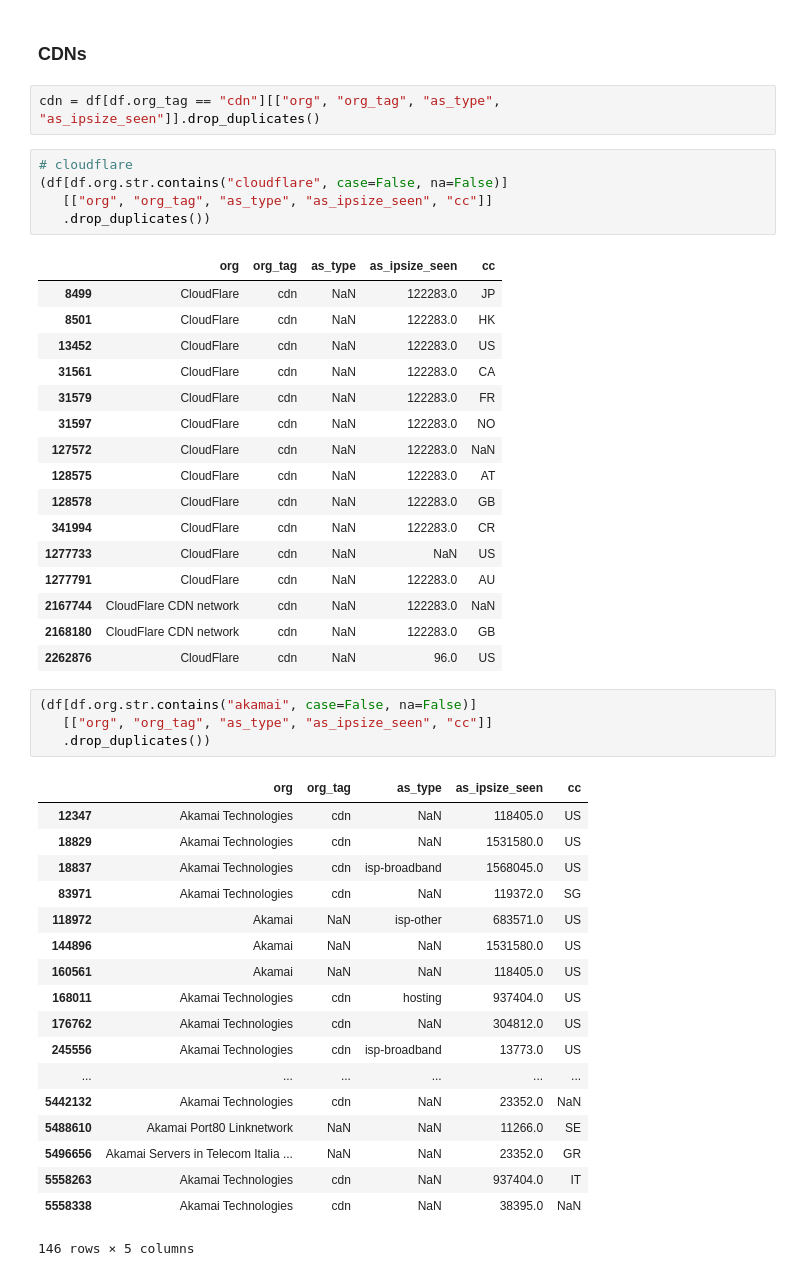
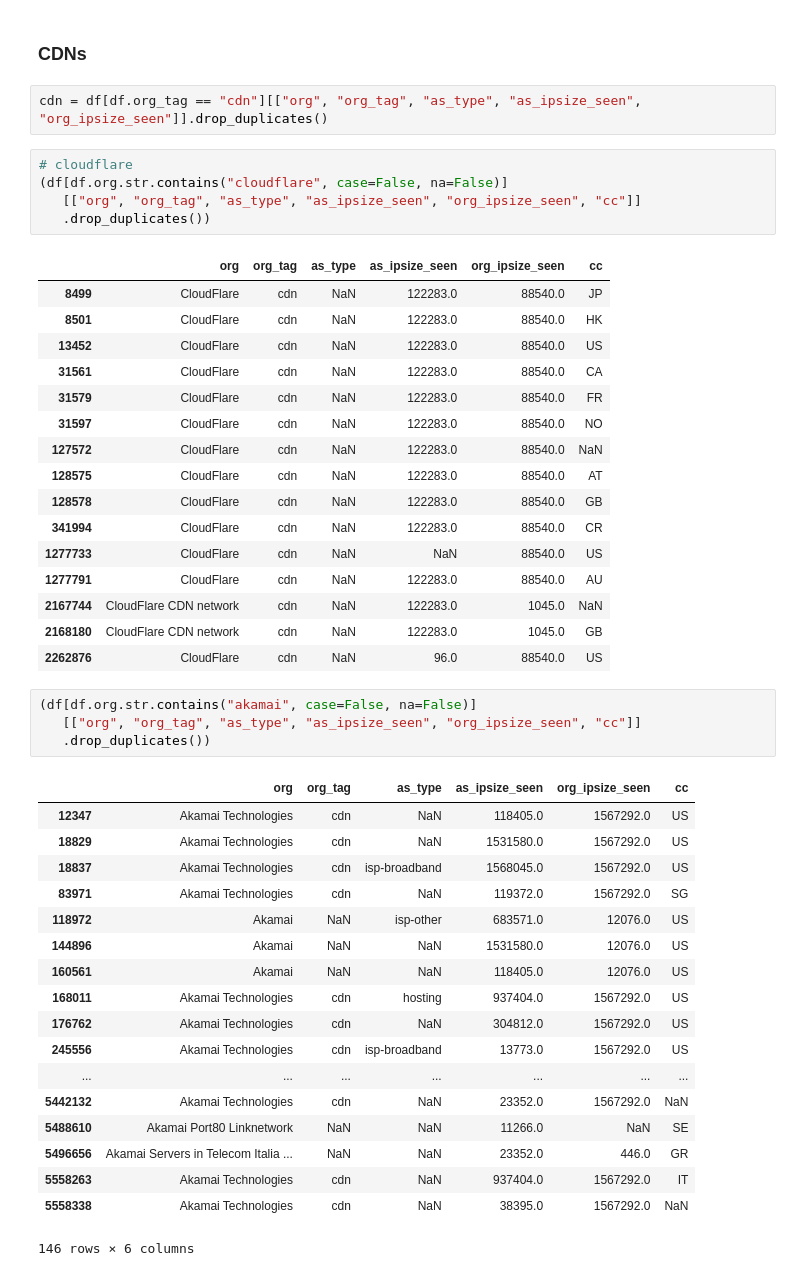
Before and after one commit to WKSu/WM0824TU-economics-of-cybersecurity-DDoS, a Jupyter notebook: block4-SecurityEconomics/major-hosting-providers.ipynb, the cells around one changed output. Cells and saved outputs as stored; diff of their text form.

Commit message:
Add `org_ipsize_seen` column

```diff
--- a/block4-SecurityEconomics/major-hosting-providers.ipynb
+++ b/block4-SecurityEconomics/major-hosting-providers.ipynb
@@ -71,49 +93,49 @@ majorhps.to_csv("major-hosting-providers.csv")
 # %% [markdown]
 ### CDNs
 # %%
-cdn = df[df.org_tag == "cdn"][["org", "org_tag", "as_type", "as_ipsize_seen"]].drop_duplicates()
+cdn = df[df.org_tag == "cdn"][["org", "org_tag", "as_type", "as_ipsize_seen", "org_ipsize_seen"]].drop_duplicates()
 # %%
 # cloudflare
 (df[df.org.str.contains("cloudflare", case=False, na=False)]
-   [["org", "org_tag", "as_type", "as_ipsize_seen", "cc"]]
+   [["org", "org_tag", "as_type", "as_ipsize_seen", "org_ipsize_seen", "cc"]]
    .drop_duplicates())
 # %% [output]
-|  | org | org_tag | as_type | as_ipsize_seen | cc |
-| 8499 | CloudFlare | cdn | NaN | 122283.0 | JP |
-| 8501 | CloudFlare | cdn | NaN | 122283.0 | HK |
-| 13452 | CloudFlare | cdn | NaN | 122283.0 | US |
-| 31561 | CloudFlare | cdn | NaN | 122283.0 | CA |
-| 31579 | CloudFlare | cdn | NaN | 122283.0 | FR |
-| 31597 | CloudFlare | cdn | NaN | 122283.0 | NO |
-| 127572 | CloudFlare | cdn | NaN | 122283.0 | NaN |
-| 128575 | CloudFlare | cdn | NaN | 122283.0 | AT |
-| 128578 | CloudFlare | cdn | NaN | 122283.0 | GB |
-| 341994 | CloudFlare | cdn | NaN | 122283.0 | CR |
-| 1277733 | CloudFlare | cdn | NaN | NaN | US |
-| 1277791 | CloudFlare | cdn | NaN | 122283.0 | AU |
-| 2167744 | CloudFlare CDN network | cdn | NaN | 122283.0 | NaN |
-| 2168180 | CloudFlare CDN network | cdn | NaN | 122283.0 | GB |
-| 2262876 | CloudFlare | cdn | NaN | 96.0 | US |
+|  | org | org_tag | as_type | as_ipsize_seen | org_ipsize_seen | cc |
+| 8499 | CloudFlare | cdn | NaN | 122283.0 | 88540.0 | JP |
+| 8501 | CloudFlare | cdn | NaN | 122283.0 | 88540.0 | HK |
+| 13452 | CloudFlare | cdn | NaN | 122283.0 | 88540.0 | US |
+| 31561 | CloudFlare | cdn | NaN | 122283.0 | 88540.0 | CA |
+| 31579 | CloudFlare | cdn | NaN | 122283.0 | 88540.0 | FR |
+| 31597 | CloudFlare | cdn | NaN | 122283.0 | 88540.0 | NO |
+| 127572 | CloudFlare | cdn | NaN | 122283.0 | 88540.0 | NaN |
+| 128575 | CloudFlare | cdn | NaN | 122283.0 | 88540.0 | AT |
+| 128578 | CloudFlare | cdn | NaN | 122283.0 | 88540.0 | GB |
+| 341994 | CloudFlare | cdn | NaN | 122283.0 | 88540.0 | CR |
+| 1277733 | CloudFlare | cdn | NaN | NaN | 88540.0 | US |
+| 1277791 | CloudFlare | cdn | NaN | 122283.0 | 88540.0 | AU |
+| 2167744 | CloudFlare CDN network | cdn | NaN | 122283.0 | 1045.0 | NaN |
+| 2168180 | CloudFlare CDN network | cdn | NaN | 122283.0 | 1045.0 | GB |
+| 2262876 | CloudFlare | cdn | NaN | 96.0 | 88540.0 | US |
 # %%
 (df[df.org.str.contains("akamai", case=False, na=False)]
-   [["org", "org_tag", "as_type", "as_ipsize_seen", "cc"]]
+   [["org", "org_tag", "as_type", "as_ipsize_seen", "org_ipsize_seen", "cc"]]
    .drop_duplicates())
 # %% [output]
-|  | org | org_tag | as_type | as_ipsize_seen | cc |
-| 12347 | Akamai Technologies | cdn | NaN | 118405.0 | US |
-| 18829 | Akamai Technologies | cdn | NaN | 1531580.0 | US |
-| 18837 | Akamai Technologies | cdn | isp-broadband | 1568045.0 | US |
-| 83971 | Akamai Technologies | cdn | NaN | 119372.0 | SG |
-| 118972 | Akamai | NaN | isp-other | 683571.0 | US |
-| 144896 | Akamai | NaN | NaN | 1531580.0 | US |
-| 160561 | Akamai | NaN | NaN | 118405.0 | US |
-| 168011 | Akamai Technologies | cdn | hosting | 937404.0 | US |
-| 176762 | Akamai Technologies | cdn | NaN | 304812.0 | US |
-| 245556 | Akamai Technologies | cdn | isp-broadband | 13773.0 | US |
-| ... | ... | ... | ... | ... | ... |
-| 5442132 | Akamai Technologies | cdn | NaN | 23352.0 | NaN |
-| 5488610 | Akamai Port80 Linknetwork | NaN | NaN | 11266.0 | SE |
-| 5496656 | Akamai Servers in Telecom Italia ... | NaN | NaN | 23352.0 | GR |
-| 5558263 | Akamai Technologies | cdn | NaN | 937404.0 | IT |
-| 5558338 | Akamai Technologies | cdn | NaN | 38395.0 | NaN |
+|  | org | org_tag | as_type | as_ipsize_seen | org_ipsize_seen | cc |
+| 12347 | Akamai Technologies | cdn | NaN | 118405.0 | 1567292.0 | US |
+| 18829 | Akamai Technologies | cdn | NaN | 1531580.0 | 1567292.0 | US |
+| 18837 | Akamai Technologies | cdn | isp-broadband | 1568045.0 | 1567292.0 | US |
+| 83971 | Akamai Technologies | cdn | NaN | 119372.0 | 1567292.0 | SG |
+| 118972 | Akamai | NaN | isp-other | 683571.0 | 12076.0 | US |
+| 144896 | Akamai | NaN | NaN | 1531580.0 | 12076.0 | US |
+| 160561 | Akamai | NaN | NaN | 118405.0 | 12076.0 | US |
+| 168011 | Akamai Technologies | cdn | hosting | 937404.0 | 1567292.0 | US |
+| 176762 | Akamai Technologies | cdn | NaN | 304812.0 | 1567292.0 | US |
+| 245556 | Akamai Technologies | cdn | isp-broadband | 13773.0 | 1567292.0 | US |
+| ... | ... | ... | ... | ... | ... | ... |
+| 5442132 | Akamai Technologies | cdn | NaN | 23352.0 | 1567292.0 | NaN |
+| 5488610 | Akamai Port80 Linknetwork | NaN | NaN | 11266.0 | NaN | SE |
+| 5496656 | Akamai Servers in Telecom Italia ... | NaN | NaN | 23352.0 | 446.0 | GR |
+| 5558263 | Akamai Technologies | cdn | NaN | 937404.0 | 1567292.0 | IT |
+| 5558338 | Akamai Technologies | cdn | NaN | 38395.0 | 1567292.0 | NaN |
-146 rows × 5 columns
+146 rows × 6 columns
```
Also changed, not shown: parts of 2 cells of this notebook, 1 other file.
